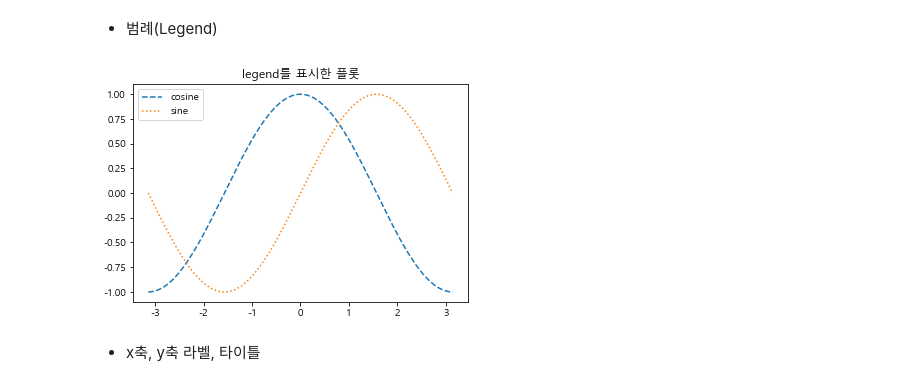
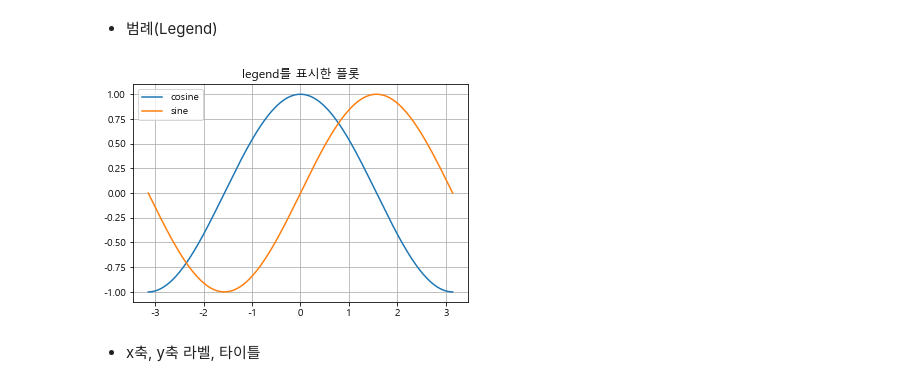
Before and after one commit to Hipenguin1/DataAnalysis2, a Jupyter notebook: 03.matplotlib/02_라인플롯.ipynb, the cells around one changed output. Cells and saved outputs as stored; diff of their text form; code cells hidden in the pictures.

```diff
--- a/03.matplotlib/02_라인플롯.ipynb
+++ b/03.matplotlib/02_라인플롯.ipynb
@@ -101,13 +119,14 @@ plt.show()
 # %%
 X = np.linspace(-np.pi, np.pi, 256)
 C, S = np.cos(X), np.sin(X)
 plt.title("legend를 표시한 플롯")
-plt.plot(X, C, ls="--", label="cosine")
-plt.plot(X, S, ls=":", label="sine")
-plt.legend(loc=2) #플롯안에 있는 라벨을 레전드에 표시
+plt.plot(X, C, label="cosine")
+plt.plot(X, S, label="sine")
+plt.legend(loc=2)
+plt.grid()
 plt.show()
 # %% [output]
-[figure, old version]
+[figure, new version]
 # %% [markdown]
 - x축, y축 라벨, 타이틀
 # %%
```
Also changed, not shown: parts of 7 cells of this notebook.
